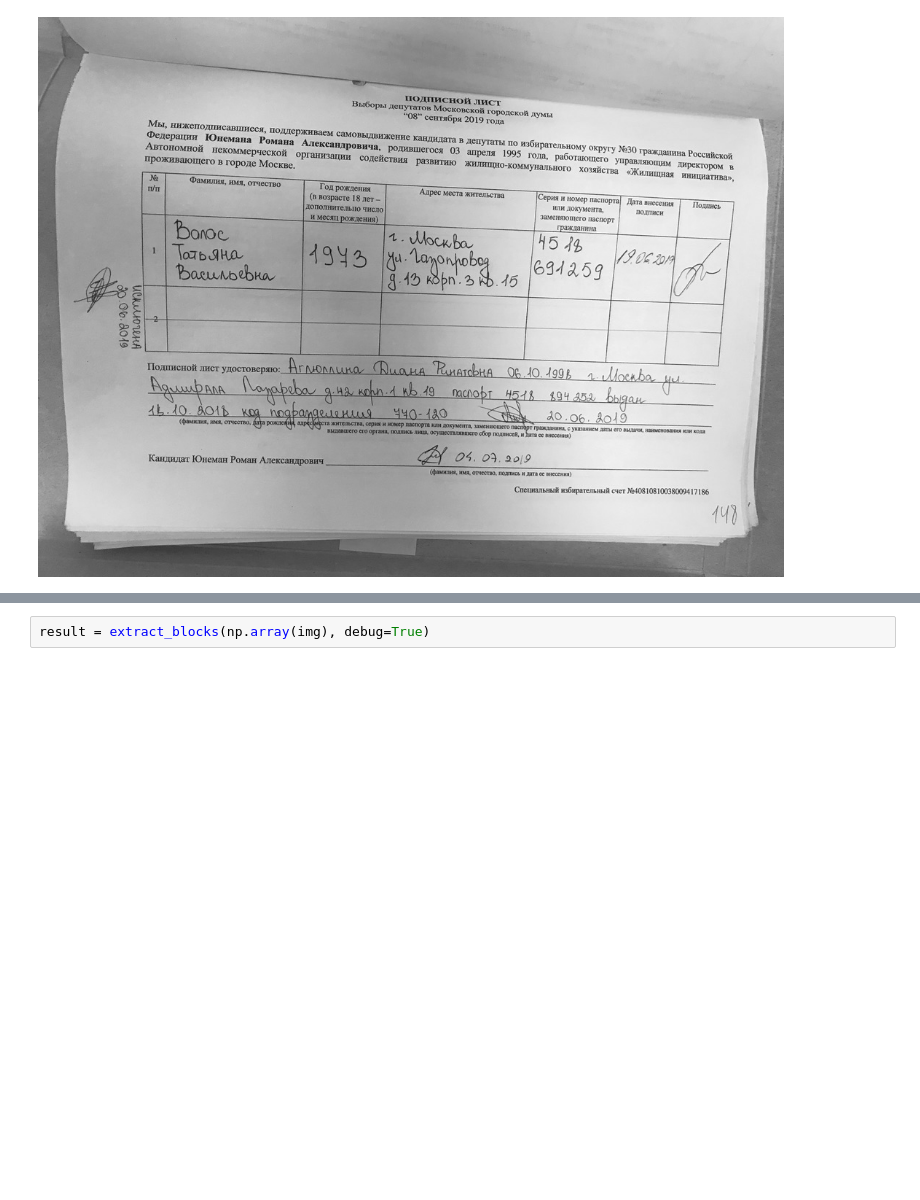
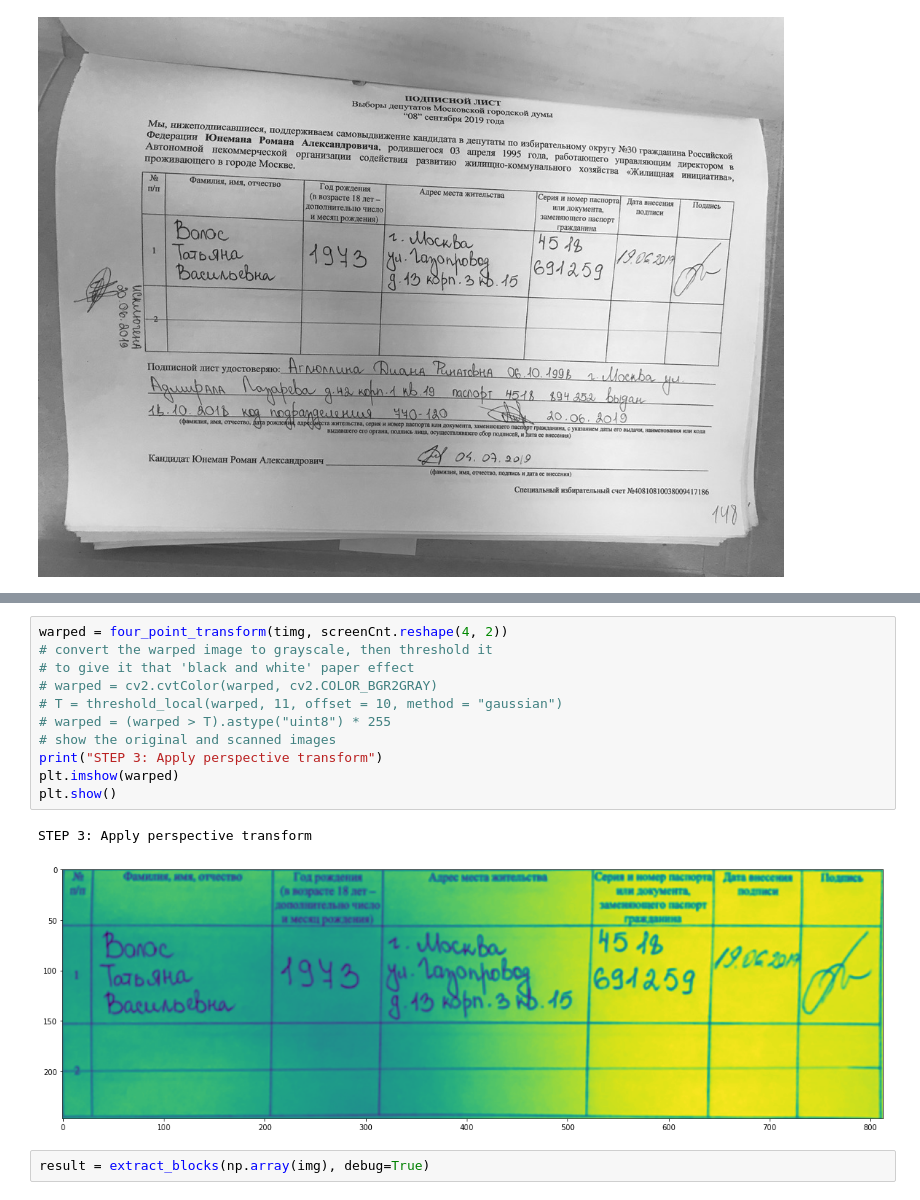
Before and after one commit to btseytlin/img_process, a Jupyter notebook: deskew.ipynb, the cells around one changed output, grey strips where cells are left out. Saved outputs shown, nothing was run; the diff lists cells and outputs as text; blank space fills up the shorter version.

```diff
--- a/deskew.ipynb
+++ b/deskew.ipynb
@@ -39,3 +135,17 @@ img
+# %%
+warped = four_point_transform(timg, screenCnt.reshape(4, 2))
+# convert the warped image to grayscale, then threshold it
+# to give it that 'black and white' paper effect
+# warped = cv2.cvtColor(warped, cv2.COLOR_BGR2GRAY)
+# T = threshold_local(warped, 11, offset = 10, method = "gaussian")
+# warped = (warped > T).astype("uint8") * 255
+# show the original and scanned images
+print("STEP 3: Apply perspective transform")
+plt.imshow(warped)
+plt.show()
+# %% [output]
+STEP 3: Apply perspective transform
+[figure, added]
 # %%
 result = extract_blocks(np.array(img), debug=True)
 # %% [output]
```
Also changed, not shown: parts of 3 cells of this notebook.
